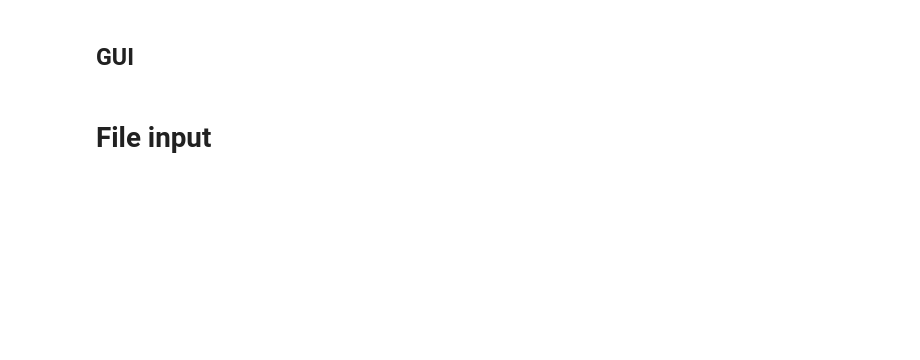
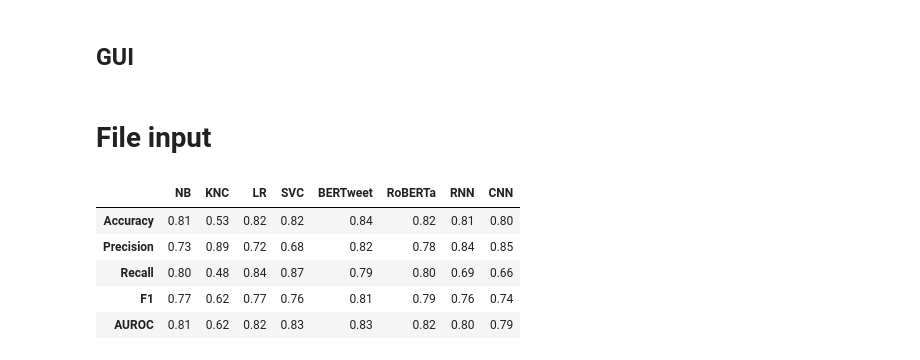
Before and after one commit to GunaJaganathan/detect-disaster-related-tweets, a Jupyter notebook: main.ipynb, the cells around one changed output. Saved outputs shown, nothing was run; the diff lists cells and outputs as text; code cells hidden in the pictures; blank space fills up the shorter version.

```diff
--- a/main.ipynb
+++ b/main.ipynb
@@ -595,10 +577,19 @@ def prod_preprocessor(input):
      token_ids_dict = tokenizer.encode_plus(input['text'], add_special_tokens = True, padding=padding, max_length=max_length, truncation=trucate,return_attention_mask = True)
      return token_ids_dict
 # %%
-perf_results_df = pd.read_csv('results/performance_results.csv')
+perf_results_df = pd.read_csv('results/csv/performance_results.csv')
 perf_results_df = perf_results_df.T
 perf_results_df.columns=['NB', 'KNC', 'LR', 'SVC', 'BERTweet', 'RoBERTa', 'RNN', 'CNN']
 perf_results_df=perf_results_df[1:]
-perf_results_df = perf_results_df.round()
-perf_results_df.insert(0, 'Metrics', perf_results_df.index)
-perf_results_df.index = list(range(0, len(perf_results_df)))
+perf_results_df = perf_results_df.astype('float32')
+perf_results_df = perf_results_df.round(2)
+# perf_results_df.insert(0, 'Metrics', perf_results_df.index)
+# perf_results_df.index = list(range(0, len(perf_results_df)))
+perf_results_df
+# %% [output]
+|  | NB | KNC | LR | SVC | BERTweet | RoBERTa | RNN | CNN |
+| Accuracy | 0.81 | 0.53 | 0.82 | 0.82 | 0.84 | 0.82 | 0.81 | 0.80 |
+| Precision | 0.73 | 0.89 | 0.72 | 0.68 | 0.82 | 0.78 | 0.84 | 0.85 |
+| Recall | 0.80 | 0.48 | 0.84 | 0.87 | 0.79 | 0.80 | 0.69 | 0.66 |
+| F1 | 0.77 | 0.62 | 0.77 | 0.76 | 0.81 | 0.79 | 0.76 | 0.74 |
+| AUROC | 0.81 | 0.62 | 0.82 | 0.83 | 0.83 | 0.82 | 0.80 | 0.79 |
```
Also changed, not shown: parts of 12 cells of this notebook, 16 other files.
